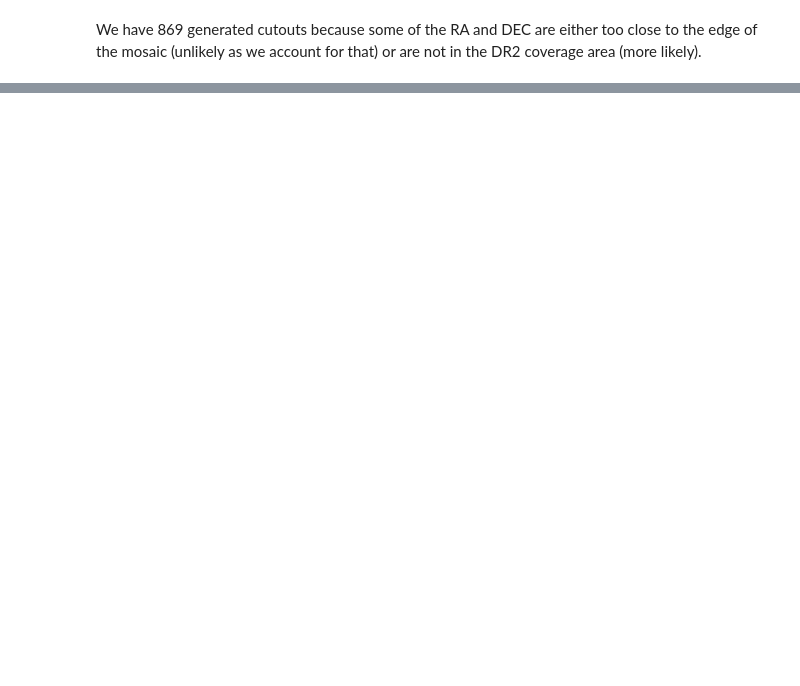
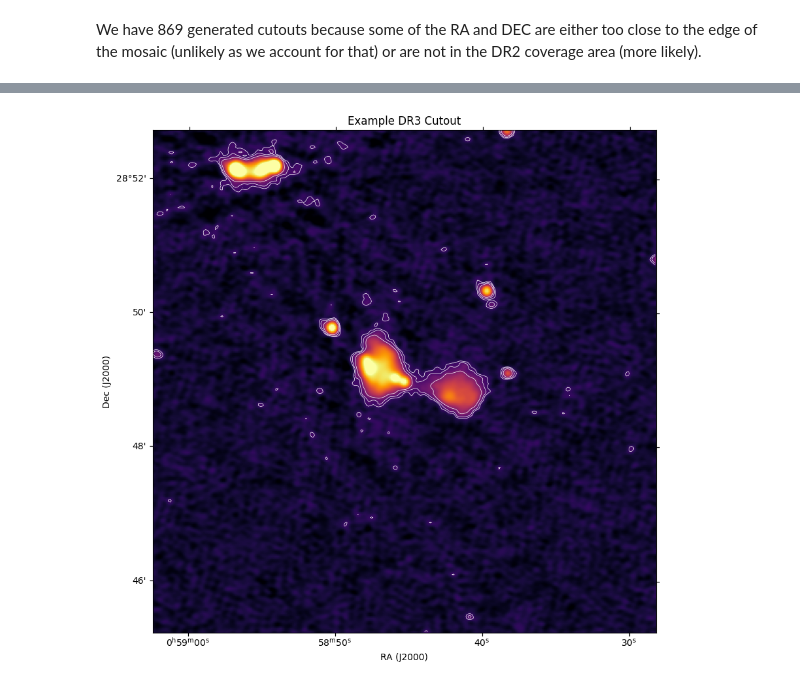
Before and after one commit to Aureusa/strw_lofar_data_utils, a Jupyter notebook: examples/cutout_generation.ipynb, the cells around one changed output, grey strips where cells are left out. Cells and saved outputs as stored; diff of their text form; code cells hidden in the pictures; blank space fills up the shorter version.

```diff
--- a/examples/cutout_generation.ipynb
+++ b/examples/cutout_generation.ipynb
@@ -85,0 +106,10 @@ Vizualizer().vizualize_a_cutout(
+# %%
+example_cutout = dr3_cutouts[427]
+
+Vizualizer().vizualize_a_cutout(
+    cutout=example_cutout,
+    title="Example DR3 Cutout",
+    contour_levels=[3, 5, 10]
+)
+# %% [output]
+[figure, added]
```
Also changed, not shown: parts of 7 cells of this notebook, 14 other files.
